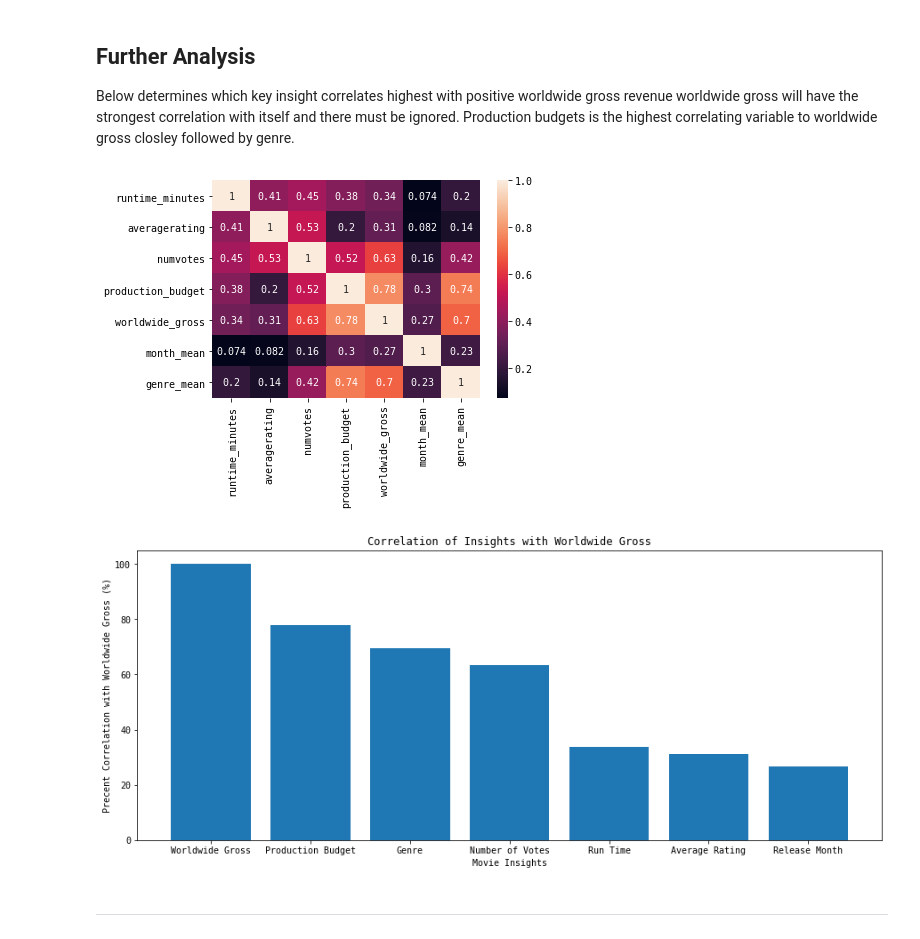
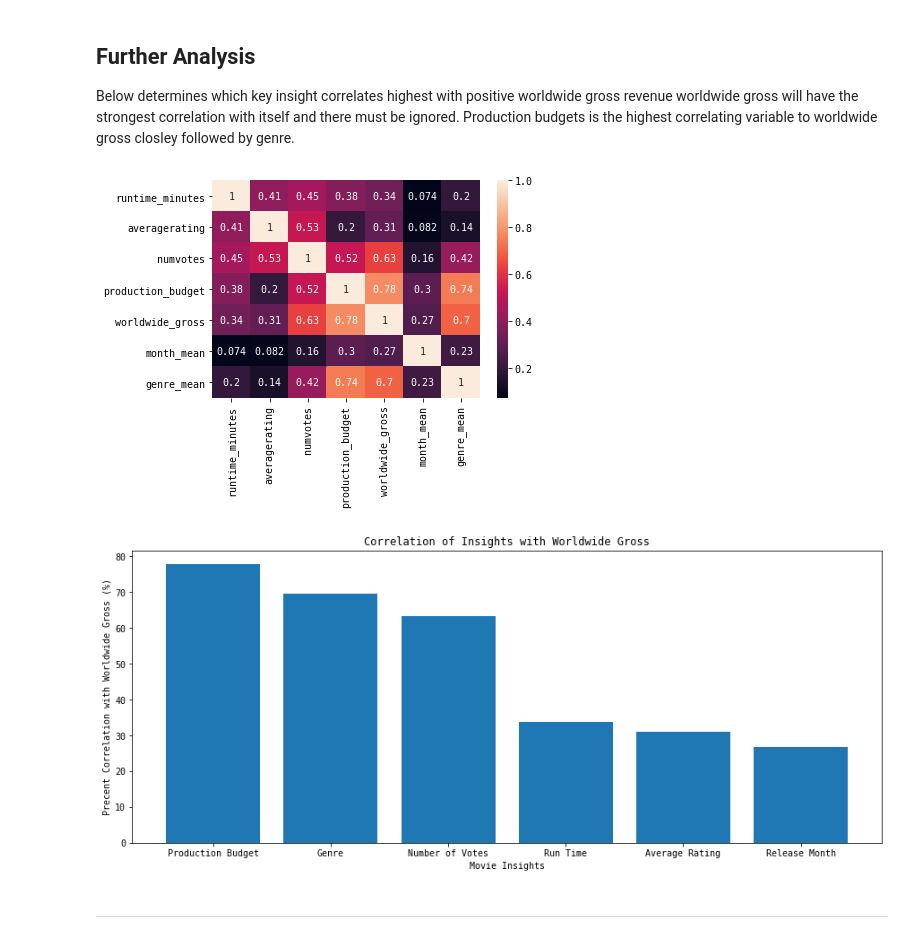
Before and after one commit to ImMaxRoss/Movie_Project, a Jupyter notebook: Microsoft_Studios_Analysis.ipynb, the cells around one changed output. Drawn from its saved outputs; the diff is of its cells as text; code cells hidden in the pictures.

```diff
--- a/Movie_Project.ipynb
+++ b/Microsoft_Studios_Analysis.ipynb
@@ -609,7 +604,7 @@ dtype('float64')
 # %% [markdown]
 <font color='red'>Make new Df where gross and budget has no zeroes
 # %%
-full_movies_profit_df = full_movies_K.loc[full_movies_df['production_budget']!= 0].loc[full_movies_K['worldwide_gross']!=0]
+full_movies_profit_df = full_movies_K.loc[full_movies_K['production_budget']!= 0].loc[full_movies_K['worldwide_gross']!=0]
 full_movies_profit_df
 # %% [output]
 |  | movie_id | title_x | primary_title | original_title | runtime_minutes | genres | averagerating | numvotes | ... |
@@ -838,45 +833,36 @@ worldwide gross will have the strongest correlation with itself and there must b
 # %%
 #creating mean revenue per genre
 genre_mean_gross = full_movies_profit_df.groupby('genres')['worldwide_gross'].mean()
 full_movies_profit_df['genre_mean'] = full_movies_profit_df['genres'].map(genre_mean_gross)
 #creating mean revenue per month
 monthly_mean_gross = full_movies_profit_df.groupby('month').agg({'worldwide_gross': 'mean'}).reset_index()
 full_movies_profit_df['month_mean'] = full_movies_profit_df['month'].map(monthly_mean_gross.set_index('month')['worldwide_gross'])
-
-
-
 corr_cols =['runtime_minutes', 'averagerating', 'numvotes', 'production_budget', 'worldwide_gross','month_mean','genre_mean']
 corr_df = full_movies_profit_df[corr_cols]
-
 #Drop null values from corr_df (I checked before 11 null rows)
 corr_df_clean = corr_df.dropna()
-
 # create a correlation matrix
 corr_matrix = corr_df_clean.corr()
-
 # use seaborn to create heat map
 sns.heatmap(corr_matrix, annot=True);
 # create bar plot
 fig, ax = plt.subplots(figsize=(15,6))
-
-
 corr_matrix_sorted = corr_matrix['worldwide_gross'].sort_values(ascending=False)
-ax.set_xticklabels(['Worldwide Gross',
-                    'Production Budget',
+ax.set_xticklabels(['Production Budget',
                     'Genre',
                     'Number of Votes',
                     'Run Time',
                     'Average Rating',
                    'Release Month'])
 ax.yaxis.set_major_formatter(StrMethodFormatter('{x:,.0f}'))
-ax.bar(corr_matrix_sorted.index, corr_matrix_sorted.values*100)
+ax.bar(corr_matrix_sorted.index[1:], corr_matrix_sorted.values[1:]*100)
 ax.set_xlabel('Movie Insights')
 ax.set_ylabel('Precent Correlation with Worldwide Gross (%)')
 ax.set_title('Correlation of Insights with Worldwide Gross');
-plt.savefig('./Keanan_plots/insight_corr.png', dpi=100)
+plt.savefig('./images/insight_corr.png', dpi=100)
 # %% [output]
 [figure]
-[figure, old version]
+[figure, new version]
 # %% [markdown]
 ----
 # %% [markdown]
```
Also changed, not shown: parts of 33 cells of this notebook, 9 other files.
